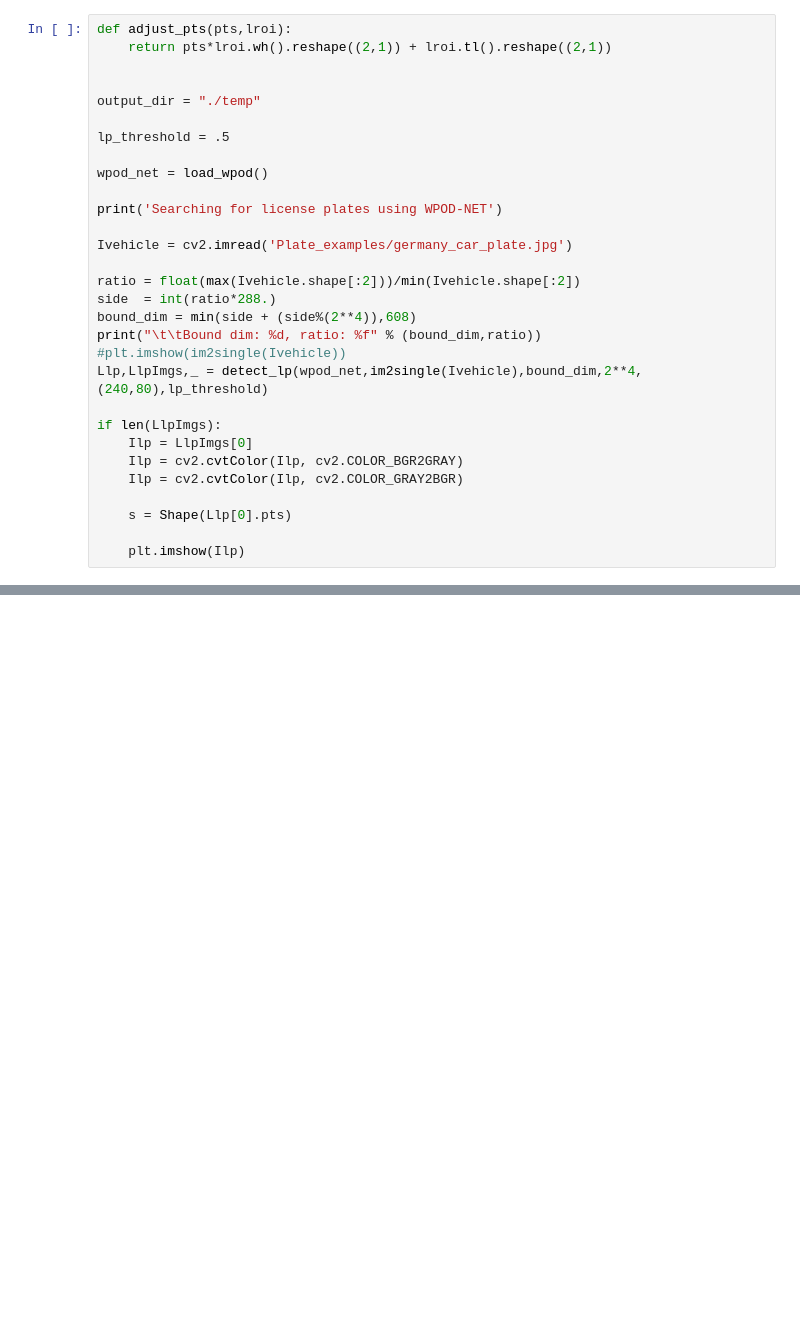
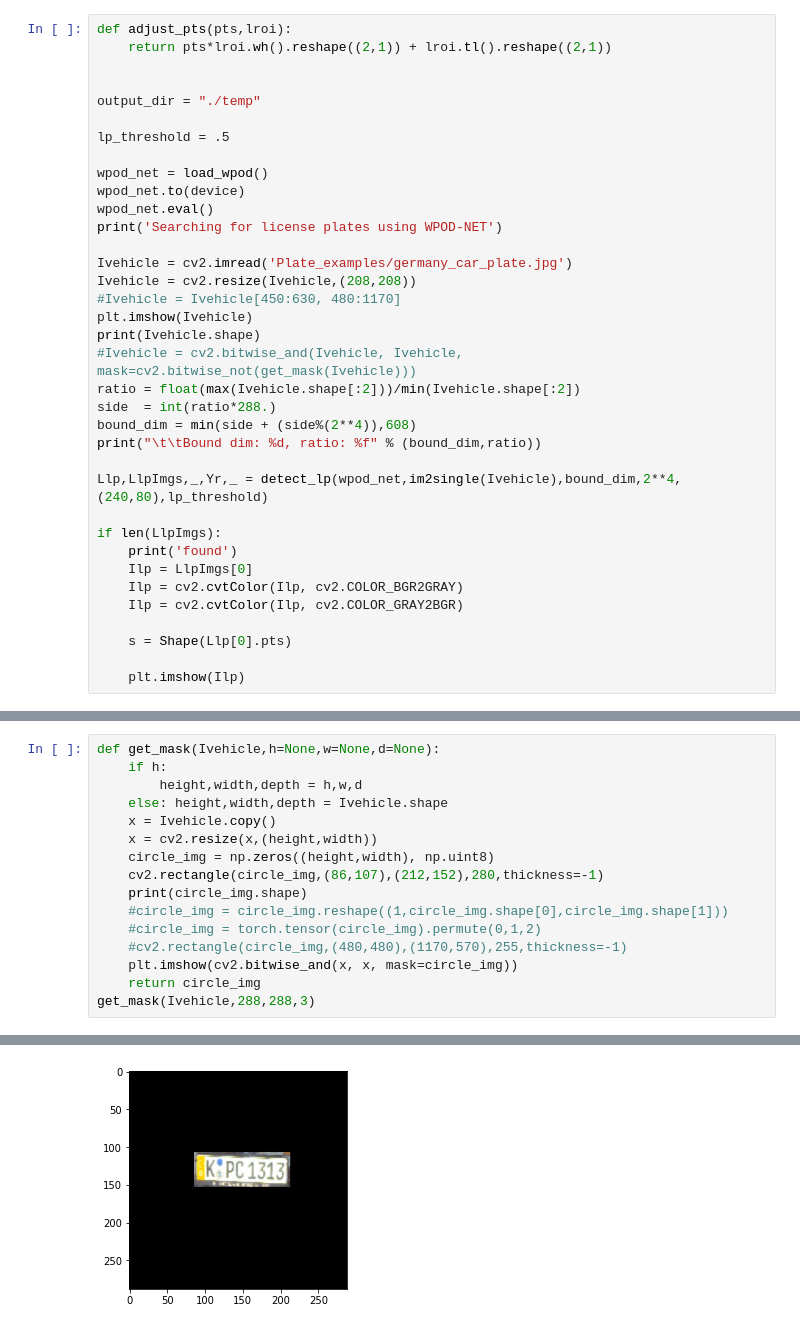
Before and after one commit to earlence-security/invis-perturbations, a Jupyter notebook: wpodnet.ipynb, the cells around one changed output, grey strips where cells are left out. Cells and saved outputs as stored; diff of their text form; blank space fills up the shorter version.

Commit message:
set up basic adv code for wpod

```diff
--- a/wpodnet.ipynb
+++ b/wpodnet.ipynb
@@ -110,19 +151,25 @@ output_dir = "./temp"
 lp_threshold = .5
 
 wpod_net = load_wpod()
-
+wpod_net.to(device)
+wpod_net.eval()
 print('Searching for license plates using WPOD-NET')
 
 Ivehicle = cv2.imread('Plate_examples/germany_car_plate.jpg')
-
+Ivehicle = cv2.resize(Ivehicle,(208,208))
+#Ivehicle = Ivehicle[450:630, 480:1170]
+plt.imshow(Ivehicle)
+print(Ivehicle.shape)
+#Ivehicle = cv2.bitwise_and(Ivehicle, Ivehicle, mask=cv2.bitwise_not(get_mask(Ivehicle)))
 ratio = float(max(Ivehicle.shape[:2]))/min(Ivehicle.shape[:2])
 side  = int(ratio*288.)
 bound_dim = min(side + (side%(2**4)),608)
 print("\t\tBound dim: %d, ratio: %f" % (bound_dim,ratio))
-#plt.imshow(im2single(Ivehicle))
-Llp,LlpImgs,_ = detect_lp(wpod_net,im2single(Ivehicle),bound_dim,2**4,(240,80),lp_threshold)
+
+Llp,LlpImgs,_,Yr,_ = detect_lp(wpod_net,im2single(Ivehicle),bound_dim,2**4,(240,80),lp_threshold)
 
 if len(LlpImgs):
+    print('found')
     Ilp = LlpImgs[0]
     Ilp = cv2.cvtColor(Ilp, cv2.COLOR_BGR2GRAY)
     Ilp = cv2.cvtColor(Ilp, cv2.COLOR_GRAY2BGR)
@@ -132,0 +198,17 @@ if len(LlpImgs):
+# %%
+def get_mask(Ivehicle,h=None,w=None,d=None):
+    if h:
+        height,width,depth = h,w,d
+    else: height,width,depth = Ivehicle.shape
+    x = Ivehicle.copy()
+    x = cv2.resize(x,(height,width))
+    circle_img = np.zeros((height,width), np.uint8)
+    cv2.rectangle(circle_img,(86,107),(212,152),280,thickness=-1)
+    print(circle_img.shape)
+    #circle_img = circle_img.reshape((1,circle_img.shape[0],circle_img.shape[1]))
+    #circle_img = torch.tensor(circle_img).permute(0,1,2)
+    #cv2.rectangle(circle_img,(480,480),(1170,570),255,thickness=-1)
+    plt.imshow(cv2.bitwise_and(x, x, mask=circle_img))
+    return circle_img
+get_mask(Ivehicle,288,288,3)
+# %% [output]
@@ -132,0 +223 @@ if len(LlpImgs):
+[figure, added]
```
Also changed, not shown: parts of 20 cells of this notebook.
